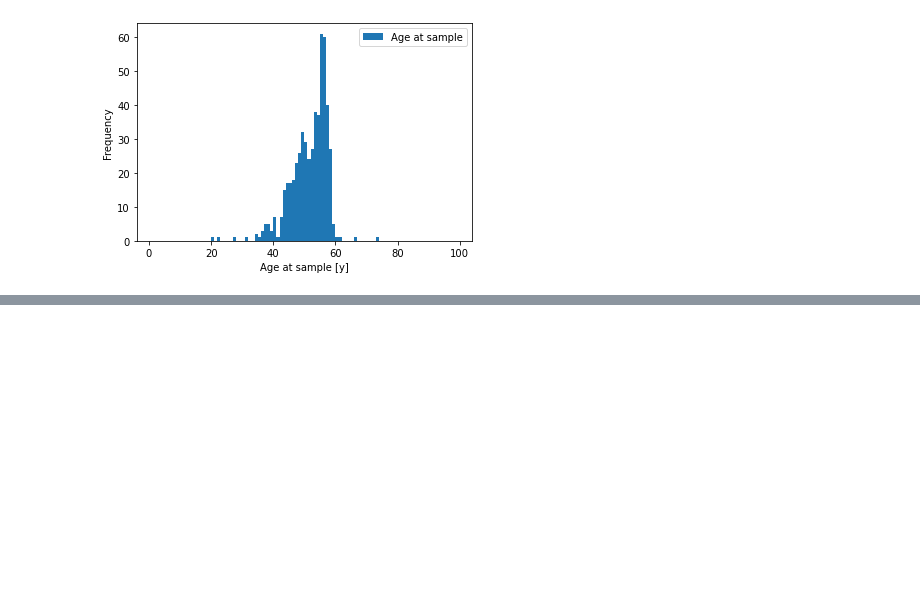
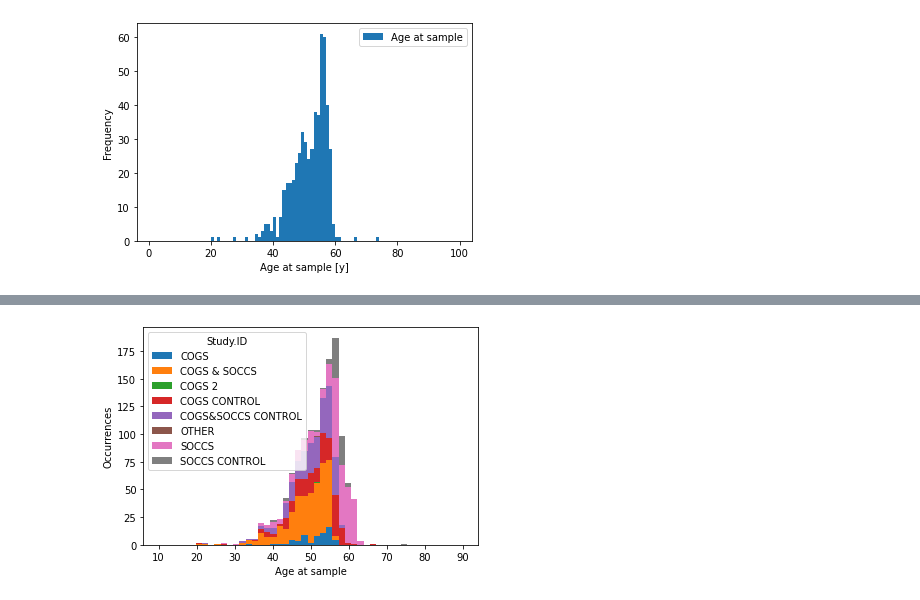
Before and after one commit to PK1617/va-patients-data, a Jupyter notebook: DataCleaner.ipynb, the cells around one changed output, grey strips where cells are left out. Drawn from its saved outputs; the diff is of its cells as text; code cells hidden in the pictures; blank space fills up the shorter version.

```diff
--- a/DataCleaner.ipynb
+++ b/DataCleaner.ipynb
@@ -481,3 +484,6 @@ axs.set_xlabel("Age at sample [y]")
 # %% [output]
 Text(0.5, 0, 'Age at sample [y]')
 [figure]
+# %%
+merged_3 =df4.join(merged.drop("SOCCS.ID",axis=1))
+merged_3.head()
@@ -484,3 +499,11 @@ Text(0.5, 0, 'Age at sample [y]')
+# %%
+fig, axs = plt.subplots()
+merged_3.pivot(columns='Study.ID')["Age at sample"].plot(kind ='hist', bins=np.linspace(10,90,50), legend=True, stacked=True, ax=axs)
+axs.set_xlabel("Age at sample")
+axs.set_ylabel("Occurrences")
+fig.savefig('Reporting/Images/Age at sample_Study ID_IGGStudy_preprocessing.png')
+# %% [output]
+[figure, added]
 # %%
 with pd.ExcelWriter('Cleaned_Dataframe_1298_datapoints.xlsx') as writer:
     merged_2.to_excel(writer, sheet_name='Combined', index = True)
```
Also changed, not shown: parts of 8 cells of this notebook, 12 other files.
